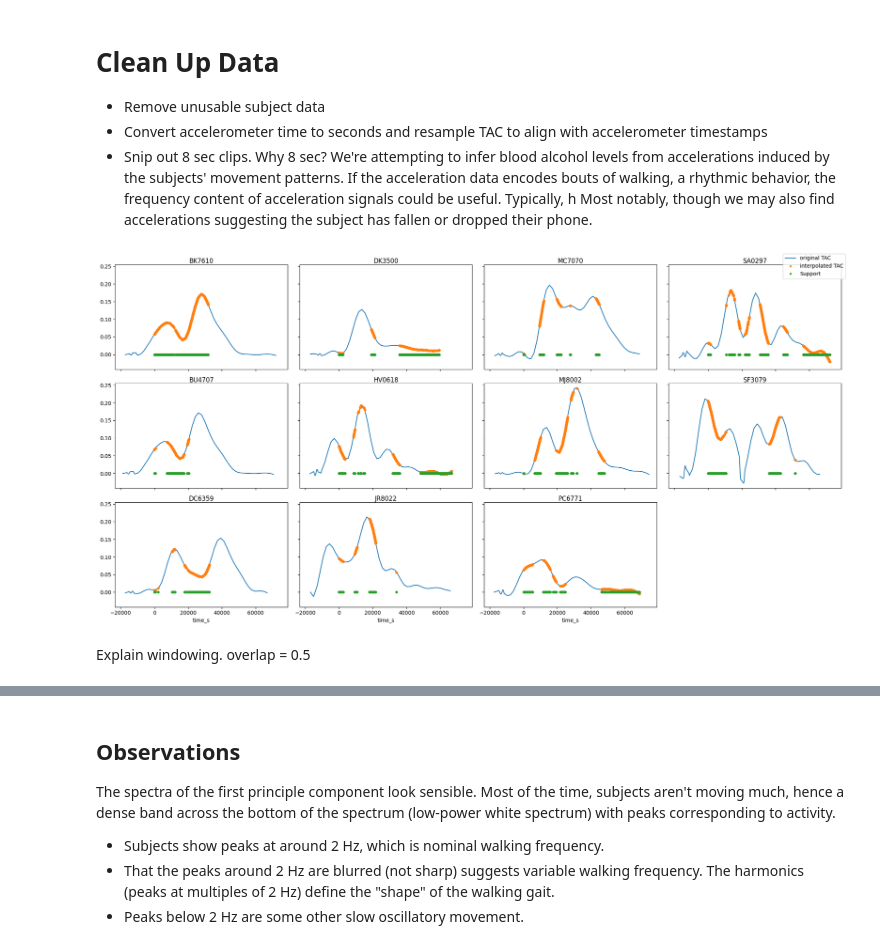
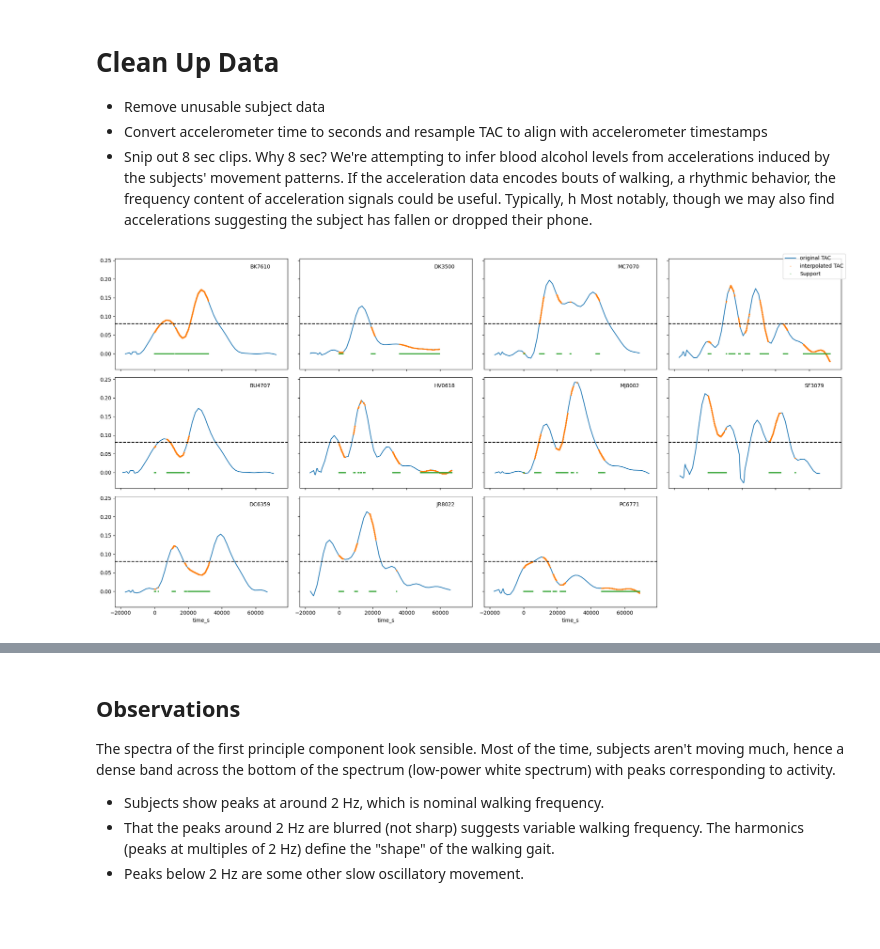
Before and after one commit to eatai/bar_crawl, a Jupyter notebook: BarCrawl_Classification.ipynb, the cells around one changed output, grey strips where cells are left out. Drawn from its saved outputs; the diff is of its cells as text; code cells hidden in the pictures; blank space fills up the shorter version.

```diff
--- a/BarCrawl_Classification.ipynb
+++ b/BarCrawl_Classification.ipynb
@@ -147,8 +152,13 @@ fig, ax = plt.subplots(3,5, figsize=(12,7), sharex=True, sharey = True)
 direction = 'x';
 
 for k, pid in enumerate(pid_list):
+    i,j = get_ax_ij(k, ax)
     acc_df[pid].iloc[1:-1].plot(x='time', y = direction, marker = '.', markersize = 1, linestyle = 'none', ax = ax[k%3, int(np.floor(k/3))], legend=False)
-    ax[k%3, int(np.floor(k/3))].set_title(pid)
+    ax[i,j].set_title(pid)
+    ax[i,j].text(0.9, 0.9, pid,
+        horizontalalignment='right',
+        verticalalignment='bottom',
+        transform=ax[i,j].transAxes)
 
 fig.suptitle(f'{direction}-Acceleration Data')
 fig.delaxes(ax[1,4])
@@ -163,10 +173,13 @@ fig, ax = plt.subplots(3,5, figsize=(12,7), sharey=True, sharex=True)
 
 for k, pid in enumerate(pid_list):
     df = tac_df[pid].iloc[1:-1]
-    i,j = k%3, int(np.floor(k/3))
+    i,j = get_ax_ij(k, ax)
     df.plot(x='timestamp', y = 'TAC_Reading', marker = '.', markersize=1, linestyle = 'none', ax = ax[i,j], legend=False)
     ax[i,j].fill_between(df['timestamp'], TAC_limit, df['TAC_Reading'], where = df['TAC_Reading']>=TAC_limit, alpha=0.5)
-    ax[i,j].set_title(pid)
+    ax[i,j].text(0.9, 0.9, pid,
+        horizontalalignment='right',
+        verticalalignment='bottom',
+        transform=ax[i,j].transAxes)
 
 fig.suptitle('TAC Data')
 fig.delaxes(ax[1,4])
@@ -214,28 +229,28 @@ for pid in pid_list:
 # %%
 fig, ax = plt.subplots(3,4, figsize=(20, 10), sharex=True, sharey=True)
 
 for k, pid in enumerate(pid_list):
-    i,j = k%3, int(np.floor(k/3))
+    i,j = get_ax_ij(k,ax)
     tac_df[pid].plot(x='time_s', y = 'TAC_Reading', ax = ax[i,j], \
                                      legend=False)
     acc_df[pid].plot(x='time_s', y = 'tac', ax = ax[i,j], \
-                                     marker = '.', linestyle = 'none',\
+                                     marker = '.', markersize = 1,linestyle = 'none',\
                                      legend=False)
     ax[i,j].plot(acc_df[pid].time_s, np.zeros(len(acc_df[pid].time_s)), \
-                                                    marker = '.', linestyle = 'none')
+                                                    marker = '.', markersize = 1, linestyle = 'none')
     ax[i,j].text(0.9, 0.9, pid,
         horizontalalignment='right',
         verticalalignment='bottom',
         transform=ax[i,j].transAxes)
+
+    ax[i,j].axhline(TAC_limit, color = 'k', linestyle = '--')
 
 lines = ax[0,0].get_lines()
 labels = ['original TAC', 'interpolated TAC', 'Support']
 fig.legend(lines, labels)
 
 fig.delaxes(ax[2,3])
 plt.tight_layout()
 plt.show()
 # %% [output]
-[figure, old version]
+[figure, new version]
-# %% [markdown]
-Explain windowing. overlap = 0.5
```
Also changed, not shown: parts of 96 cells of this notebook, 1 other file.
